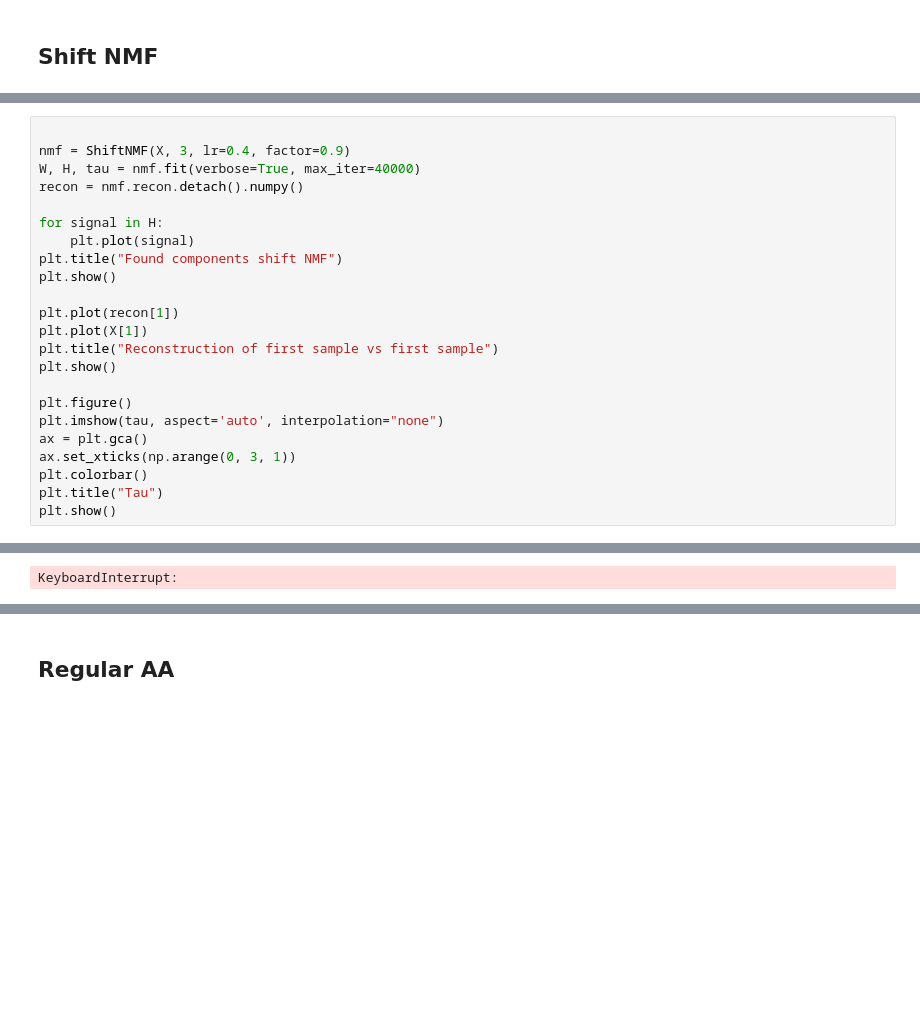
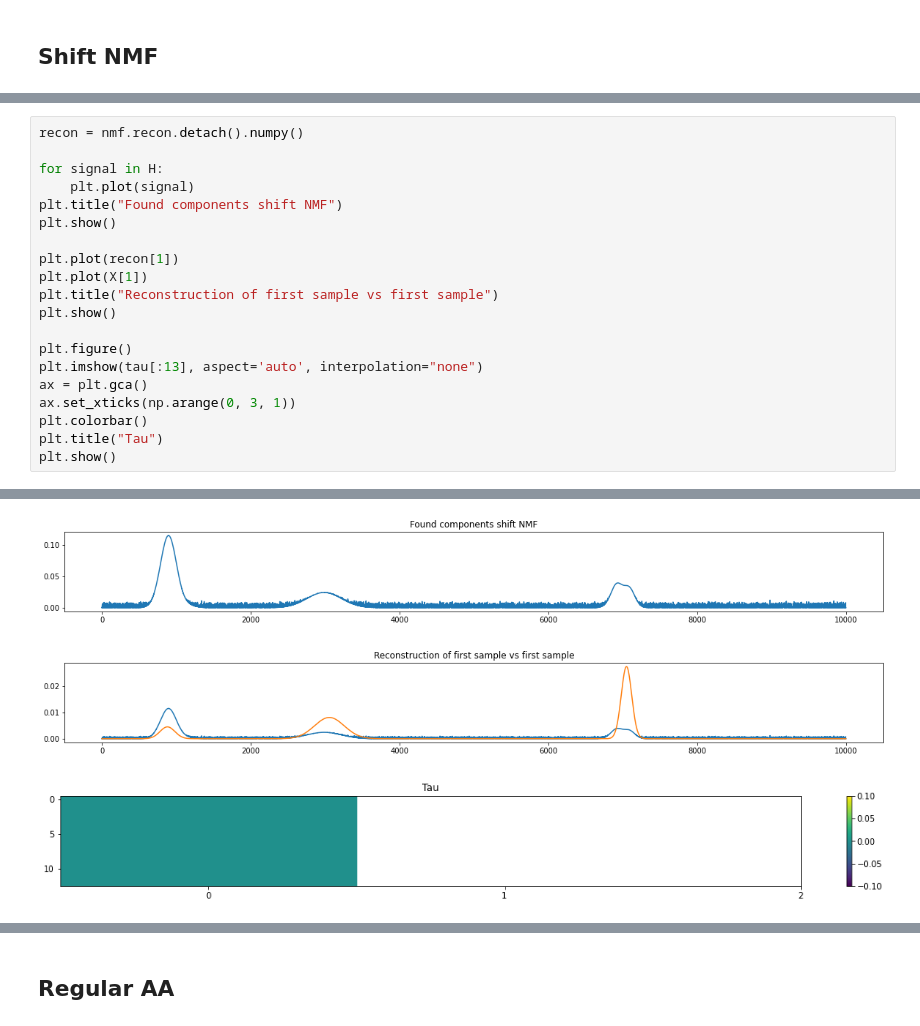
Before and after one commit to AlexanderVoldby/02466Fagprojekt2023, a Jupyter notebook: test_with_shift.ipynb, the cells around one changed output, grey strips where cells are left out. Cells and saved outputs as stored; diff of their text form; blank space fills up the shorter version.

```diff
--- a/test_with_shift.ipynb
+++ b/test_with_shift.ipynb
@@ -119,7 +125,4 @@ epoch: 15158, Loss: 0.07299871242654253
 # %%
-
-nmf = ShiftNMF(X, 3, lr=0.4, factor=0.9)
-W, H, tau = nmf.fit(verbose=True, max_iter=40000)
 recon = nmf.recon.detach().numpy()
 
 for signal in H:
@@ -133,7 +136,7 @@ plt.title("Reconstruction of first sample vs first sample")
 plt.show()
 
 plt.figure()
-plt.imshow(tau, aspect='auto', interpolation="none")
+plt.imshow(tau[:13], aspect='auto', interpolation="none")
 ax = plt.gca()
 ax.set_xticks(np.arange(0, 3, 1))
 plt.colorbar()
@@ -144,4 +146,6 @@ epoch: 123, Loss: 2803.5705108354427
-KeyboardInterrupt:
+[figure, added]
+[figure, added]
+[figure, added]
 # %%
 plt.rcParams['figure.figsize'] = [20, 2]
 plt.plot(np.matmul(W,H).T)
```
Also changed, not shown: parts of 10 cells of this notebook, 1 other file.
